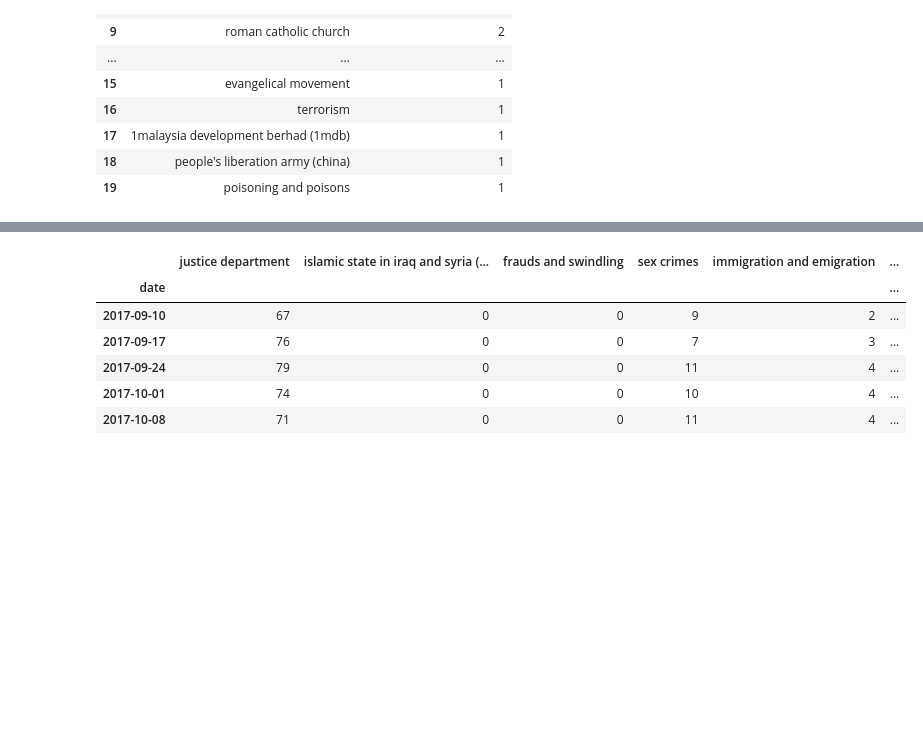
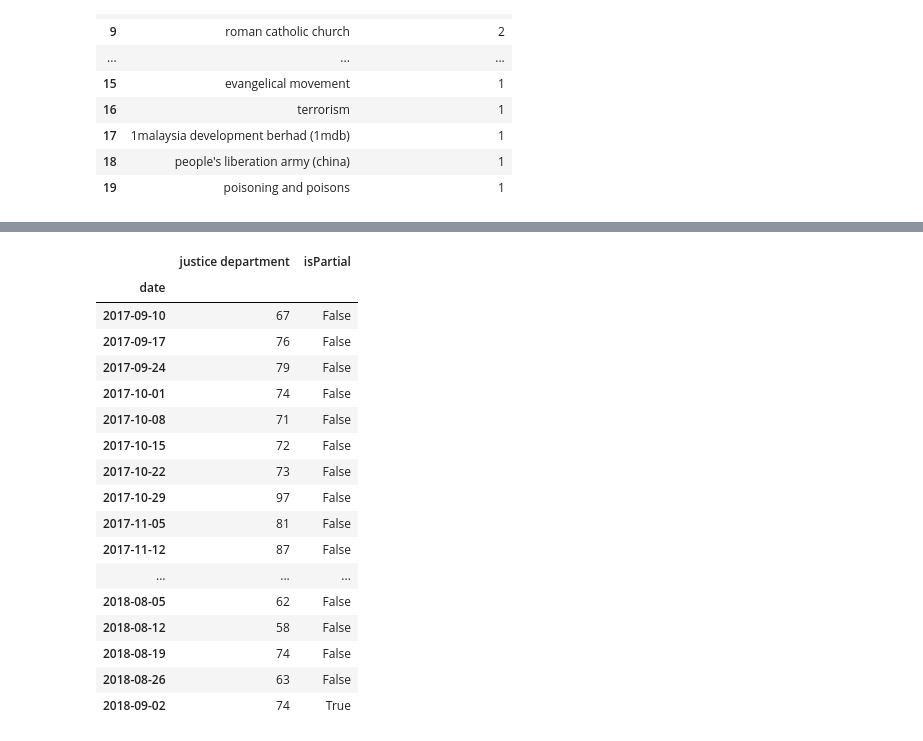
Before and after one commit to yosinao/An-Analysis-on-the-Effectiveness-of-News-Sharing-Channels, a Jupyter notebook: Nino-Yosinao/Justice_Department.ipynb, the cells around one changed output, grey strips where cells are left out. Drawn from its saved outputs; the diff is of its cells as text; code cells hidden in the pictures; blank space fills up the shorter version.

```diff
--- a/Nino-Yosinao/Justice_Department.ipynb
+++ b/Nino-Yosinao/Justice_Department.ipynb
@@ -258,15 +220,26 @@ pytrends.trending_searches(pn='p1')
 # %%
 # Display interest over time
 overtime_interest = pytrends.interest_over_time()
-overtime_interest.head()
+overtime_interest.head(52)
 # %% [output]
-|  | justice department | islamic state in iraq and syria (... | frauds and swindling | sex crimes | immigration and emigration | ... |
-| date |  |  |  |  |  | ... |
-| 2017-09-10 | 67 | 0 | 0 | 9 | 2 | ... |
-| 2017-09-17 | 76 | 0 | 0 | 7 | 3 | ... |
-| 2017-09-24 | 79 | 0 | 0 | 11 | 4 | ... |
-| 2017-10-01 | 74 | 0 | 0 | 10 | 4 | ... |
-| 2017-10-08 | 71 | 0 | 0 | 11 | 4 | ... |
+|  | justice department | isPartial |
+| date |  |  |
+| 2017-09-10 | 67 | False |
+| 2017-09-17 | 76 | False |
+| 2017-09-24 | 79 | False |
+| 2017-10-01 | 74 | False |
+| 2017-10-08 | 71 | False |
+| 2017-10-15 | 72 | False |
+| 2017-10-22 | 73 | False |
+| 2017-10-29 | 97 | False |
+| 2017-11-05 | 81 | False |
+| 2017-11-12 | 87 | False |
+| ... | ... | ... |
+| 2018-08-05 | 62 | False |
+| 2018-08-12 | 58 | False |
+| 2018-08-19 | 74 | False |
+| 2018-08-26 | 63 | False |
+| 2018-09-02 | 74 | True |
 # %%
 # Show trend line for given trend
 lines  =  overtime_interest.plot.line()
```
Also changed, not shown: parts of 8 cells of this notebook, 6 other files.
